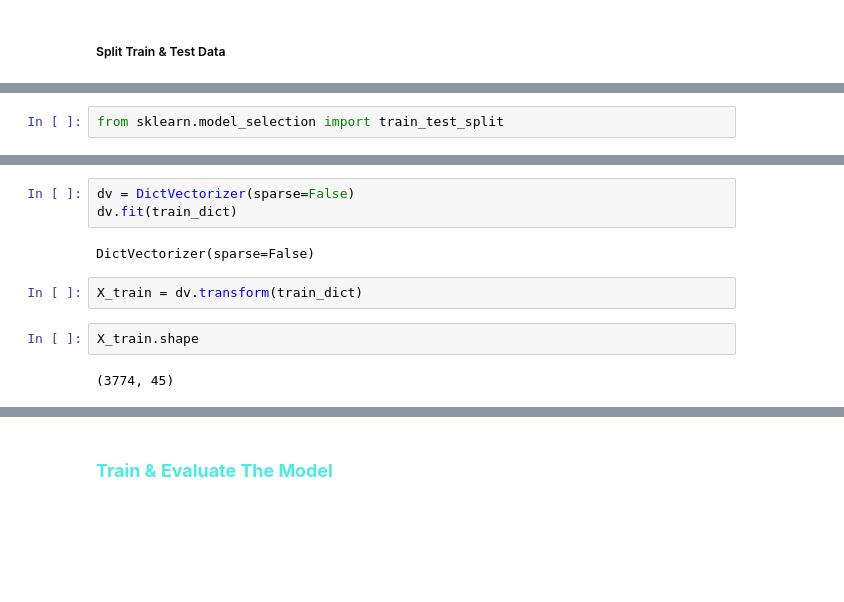
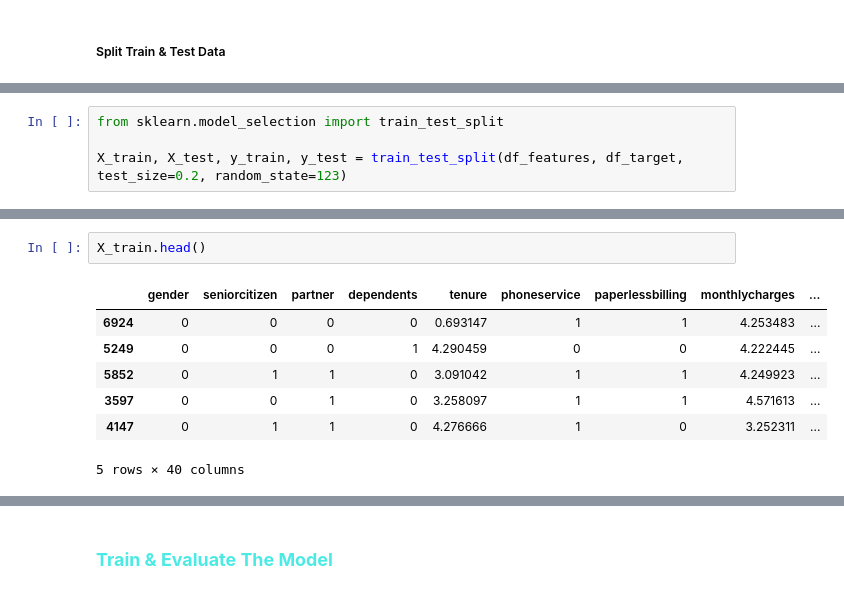
Before and after one commit to afbudiman/ML-Notebook, a Jupyter notebook: churn_prediction.ipynb, the cells around one changed output, grey strips where cells are left out. Drawn from its saved outputs; the diff is of its cells as text; blank space fills up the shorter version.

```diff
--- a/churn_prediction.ipynb
+++ b/churn_prediction.ipynb
@@ -140,2 +342,4 @@ df.head().T
 # %%
 from sklearn.model_selection import train_test_split
+
+X_train, X_test, y_train, y_test = train_test_split(df_features, df_target, test_size=0.2, random_state=123)
@@ -393,11 +346,10 @@ train_dict[0]
-# %%
-dv = DictVectorizer(sparse=False)
-dv.fit(train_dict)
-# %% [output]
-DictVectorizer(sparse=False)
-# %%
-X_train = dv.transform(train_dict)
 # %%
-X_train.shape
+X_train.head()
 # %% [output]
+|  | gender | seniorcitizen | partner | dependents | tenure | phoneservice | paperlessbilling | monthlycharges | ... |
+| 6924 | 0 | 0 | 0 | 0 | 0.693147 | 1 | 1 | 4.253483 | ... |
+| 5249 | 0 | 0 | 0 | 1 | 4.290459 | 0 | 0 | 4.222445 | ... |
+| 5852 | 0 | 1 | 1 | 0 | 3.091042 | 1 | 1 | 4.249923 | ... |
+| 3597 | 0 | 0 | 1 | 0 | 3.258097 | 1 | 1 | 4.571613 | ... |
+| 4147 | 0 | 1 | 1 | 0 | 4.276666 | 1 | 0 | 3.252311 | ... |
-(3774, 45)
+5 rows × 40 columns
```
Also changed, not shown: parts of 102 cells of this notebook.
